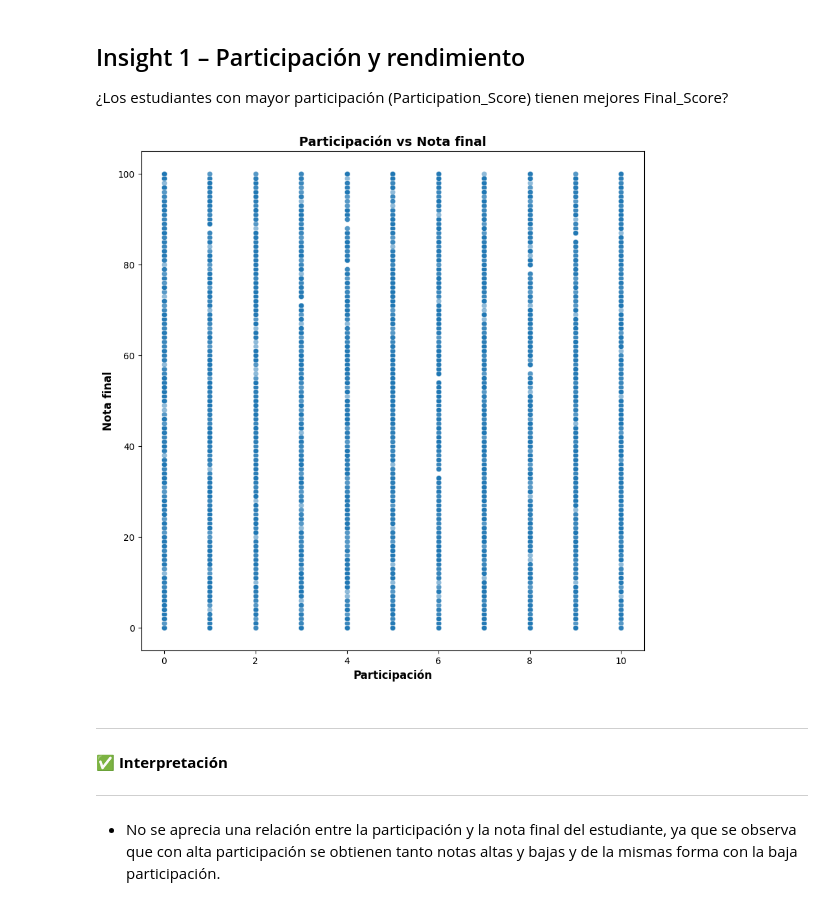
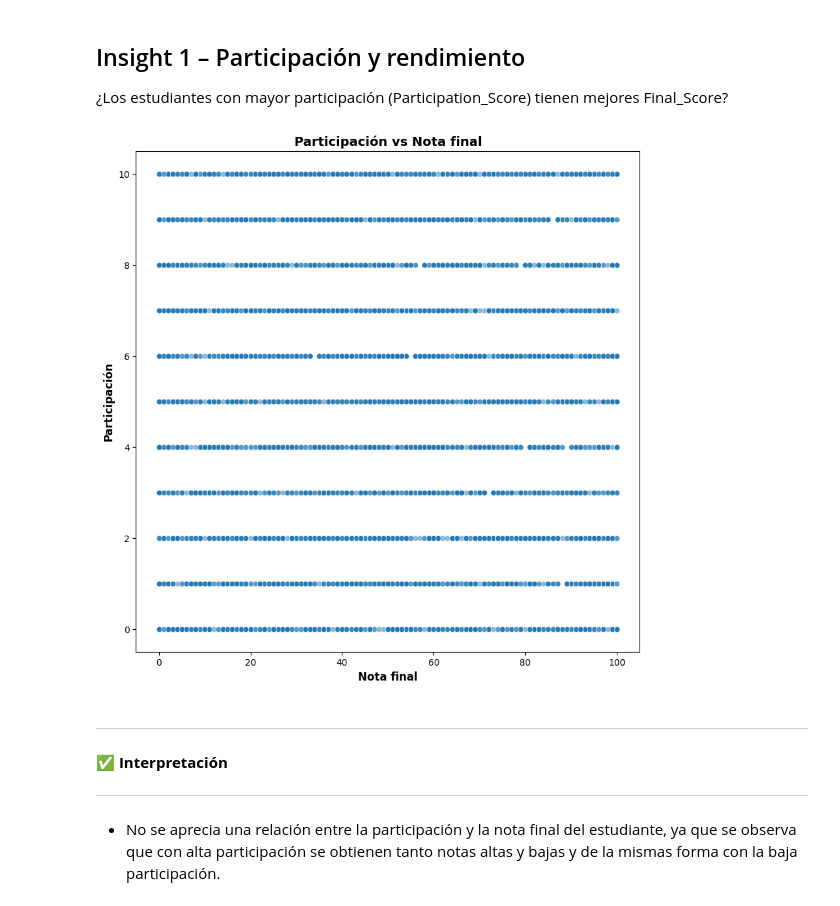
Before and after one commit to kotonitro/Inteligencia_Artificial_UBB, a Jupyter notebook: 620454_Base_Evaluacion_1_AnalisisExploratorio.ipynb, the cells around one changed output. Saved outputs shown, nothing was run; the diff lists cells and outputs as text; code cells hidden in the pictures.

```diff
--- a/620454_Base_Evaluacion_1_AnalisisExploratorio.ipynb
+++ b/620454_Base_Evaluacion_1_AnalisisExploratorio.ipynb
@@ -300,13 +300,13 @@ plt.title(r'Histograma de horas estudiadas', fontsize=16, fontweight="bold");
 # %%
 
 plt.figure(figsize=(10, 10))
-sns.scatterplot(x=data_frame["Participation_Score"], y=data_frame["Final_Score"], alpha=0.5)
+sns.scatterplot(x=data_frame["Final_Score"], y=data_frame["Participation_Score"], alpha=0.5)
 plt.title("Participación vs Nota final", fontsize=14, fontweight="bold")
-plt.xlabel("Participación", fontsize=12, fontweight="bold")
-plt.ylabel("Nota final", fontsize=12, fontweight="bold")
+plt.xlabel("Nota final", fontsize=12, fontweight="bold")
+plt.ylabel("Participación", fontsize=12, fontweight="bold")
 plt.show()
 # %% [output]
-[figure, old version]
+[figure, new version]
 # %% [markdown]
 ---
 ✅ **Interpretación**
```
Also changed, not shown: parts of 3 cells of this notebook.
